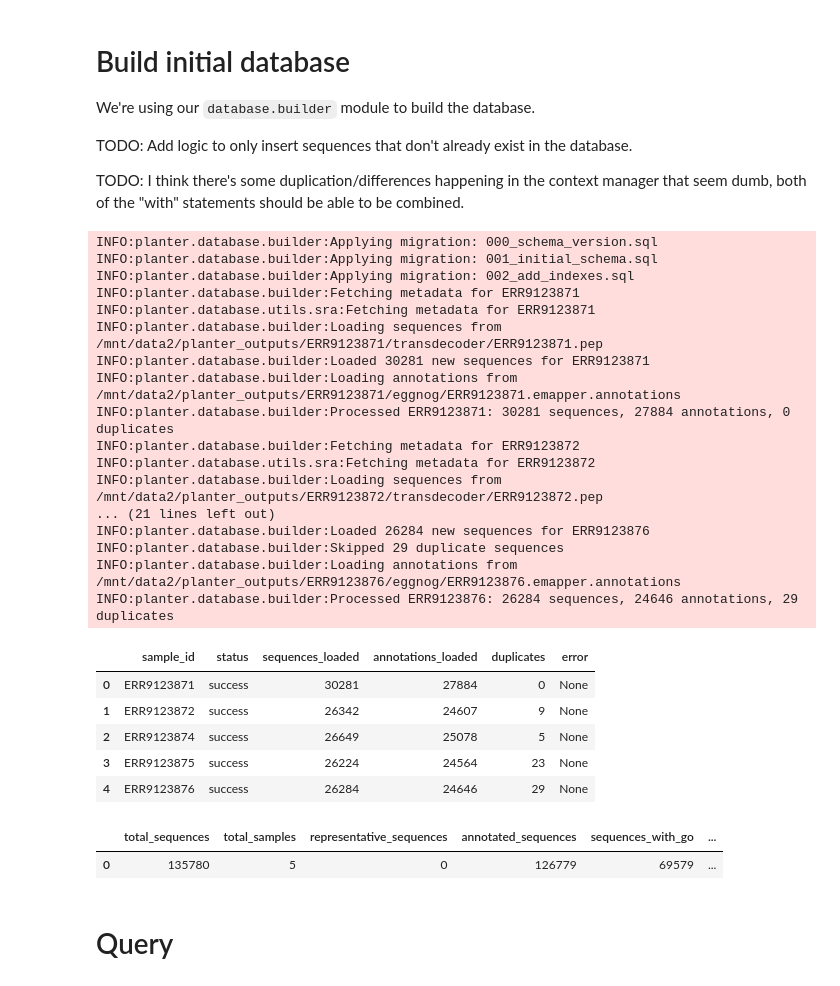
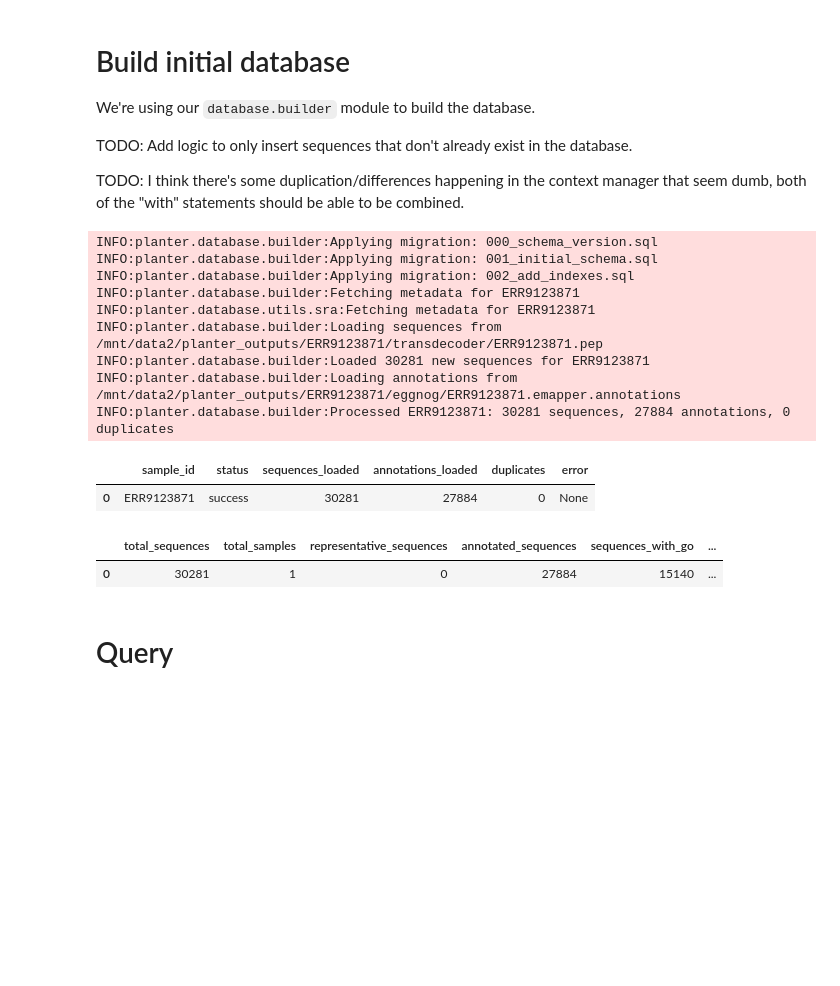
Before and after one commit to arudhir/planter, a Jupyter notebook: notebooks/database.ipynb, the cells around one changed output. Drawn from its saved outputs; the diff is of its cells as text; code cells hidden in the pictures; blank space fills up the shorter version.

```diff
--- a/notebooks/database.ipynb
+++ b/notebooks/database.ipynb
@@ -35,66 +35,54 @@ OUTPUT_DIR = Path("/mnt/data2/planter_outputs")
 
 # List of SRA IDs to process
 # sample_ids = ['ERR9123871', 'ERR9123872', 'ERR9123874', 'ERR9123875', 'ERR9123876']
 
-sample_ids = [
-    'ERR9123871', 'ERR9123872', 'ERR9123874', 'ERR9123875', 'ERR9123876',
-    'ERR9123877', 'ERR9123878', 'ERR9123879', 'ERR9123880', 'ERR9123881',
-    'ERR9123882', 'SRR10444679', 'SRR10444680', 'SRR10444681', 'SRR10444682',
-    'SRR10444683', 'SRR10444684', 'SRR11011255', 'SRR11011256', 'SRR11011257',
-    'SRR11011258', 'SRR11011259', 'SRR11011260', 'SRR12068547', 'SRR128113',
-    'SRR128114', 'SRR13765006', 'SRR14292007', 'SRR14292008', 'SRR18070778',
-    'SRR18070779', 'SRR18070780', 'SRR18070781', 'SRR18070782', 'SRR18070783',
-    'SRR18070784', 'SRR18070785', 'SRR18070786', 'SRR18070787', 'SRR18070788',
-    'SRR18070789', 'SRR18070790', 'SRR18070791', 'SRR18070792', 'SRR18070793',
-    'SRR18070794', 'SRR18070795', 'SRR18735292', 'SRR19034772', 'SRR19034773',
-    'SRR19619612', 'SRR19619613', 'SRR19619614', 'SRR22271585', 'SRR22271586',
-    'SRR22271587', 'SRR22271588', 'SRR22271589', 'SRR22904707', 'SRR24974225',
-    'SRR24974226', 'SRR24974227', 'SRR24974228', 'SRR25582085', 'SRR29366264',
-    'SRR29366265', 'SRR29366266', 'SRR5489198', 'SRR5992919', 'SRR5992920',
-    'SRR6048009', 'SRR8859643', 'SRR8859644', 'SRR8859645',
-    'SRR8859646', 'SRR8859647', 'SRR8859648'
-]
+# sample_ids = [
+#     'ERR9123871', 'ERR9123872', 'ERR9123874', 'ERR9123875', 'ERR9123876',
+#     'ERR9123877', 'ERR9123878', 'ERR9123879', 'ERR9123880', 'ERR9123881',
+#     'ERR9123882', 'SRR10444679', 'SRR10444680', 'SRR10444681', 'SRR10444682',
+#     'SRR10444683', 'SRR10444684', 'SRR11011255', 'SRR11011256', 'SRR11011257',
+#     'SRR11011258', 'SRR11011259', 'SRR11011260', 'SRR12068547', 'SRR128113',
+#     'SRR128114', 'SRR13765006', 'SRR14292007', 'SRR14292008', 'SRR18070778',
+#     'SRR18070779', 'SRR18070780', 'SRR18070781', 'SRR18070782', 'SRR18070783',
+#     'SRR18070784', 'SRR18070785', 'SRR18070786', 'SRR18070787', 'SRR18070788',
+#     'SRR18070789', 'SRR18070790', 'SRR18070791', 'SRR18070792', 'SRR18070793',
+#     'SRR18070794', 'SRR18070795', 'SRR18735292', 'SRR19034772', 'SRR19034773',
+#     'SRR19619612', 'SRR19619613', 'SRR19619614', 'SRR22271585', 'SRR22271586',
+#     'SRR22271587', 'SRR22271588', 'SRR22271589', 'SRR22904707', 'SRR24974225',
+#     'SRR24974226', 'SRR24974227', 'SRR24974228', 'SRR25582085', 'SRR29366264',
+#     'SRR29366265', 'SRR29366266', 'SRR5489198', 'SRR5992919', 'SRR5992920',
+#     'SRR6048009', 'SRR8859643', 'SRR8859644', 'SRR8859645',
+#     'SRR8859646', 'SRR8859647', 'SRR8859648'
+# ]
 
-
+sample_ids = ['ERR9123871']
 # Build database
 with SequenceDBBuilder(DB_PATH, output_dir=OUTPUT_DIR) as builder:
     # Build initial database with sequences and annotations
     results = builder.build_database(sample_ids)
     display(results)
 
     # # Optionally load clustering results if available
     # if Path(CLUSTER_TSV).exists():
     #     builder.load_clusters_from_tsv(CLUSTER_TSV)
 
     # Get final database summary
     summary = builder.get_database_summary()
     display(summary)
 # %% [output]
 INFO:planter.database.builder:Applying migration: 000_schema_version.sql
 INFO:planter.database.builder:Applying migration: 001_initial_schema.sql
 INFO:planter.database.builder:Applying migration: 002_add_indexes.sql
 INFO:planter.database.builder:Fetching metadata for ERR9123871
 INFO:planter.database.utils.sra:Fetching metadata for ERR9123871
 INFO:planter.database.builder:Loading sequences from /mnt/data2/planter_outputs/ERR9123871/transdecoder/ERR9123871.pep
 INFO:planter.database.builder:Loaded 30281 new sequences for ERR9123871
 INFO:planter.database.builder:Loading annotations from /mnt/data2/planter_outputs/ERR9123871/eggnog/ERR9123871.emapper.annotations
 INFO:planter.database.builder:Processed ERR9123871: 30281 sequences, 27884 annotations, 0 duplicates
-INFO:planter.database.builder:Fetching metadata for ERR9123872
-INFO:planter.database.utils.sra:Fetching metadata for ERR9123872
-INFO:planter.database.builder:Loading sequences from /mnt/data2/planter_outputs/ERR9123872/transdecoder/ERR9123872.pep
-... (21 lines left out)
-INFO:planter.database.builder:Loaded 26284 new sequences for ERR9123876
-INFO:planter.database.builder:Skipped 29 duplicate sequences
-INFO:planter.database.builder:Loading annotations from /mnt/data2/planter_outputs/ERR9123876/eggnog/ERR9123876.emapper.annotations
-INFO:planter.database.builder:Processed ERR9123876: 26284 sequences, 24646 annotations, 29 duplicates
 |  | sample_id | status | sequences_loaded | annotations_loaded | duplicates | error |
 | 0 | ERR9123871 | success | 30281 | 27884 | 0 | None |
-| 1 | ERR9123872 | success | 26342 | 24607 | 9 | None |
-| 2 | ERR9123874 | success | 26649 | 25078 | 5 | None |
-| 3 | ERR9123875 | success | 26224 | 24564 | 23 | None |
-| 4 | ERR9123876 | success | 26284 | 24646 | 29 | None |
 |  | total_sequences | total_samples | representative_sequences | annotated_sequences | sequences_with_go | ... |
-| 0 | 135780 | 5 | 0 | 126779 | 69579 | ... |
+| 0 | 30281 | 1 | 0 | 27884 | 15140 | ... |
 # %% [markdown]
 # Query
 # %% [markdown]
```
Also changed, not shown: parts of 3 cells of this notebook, 5 other files.
